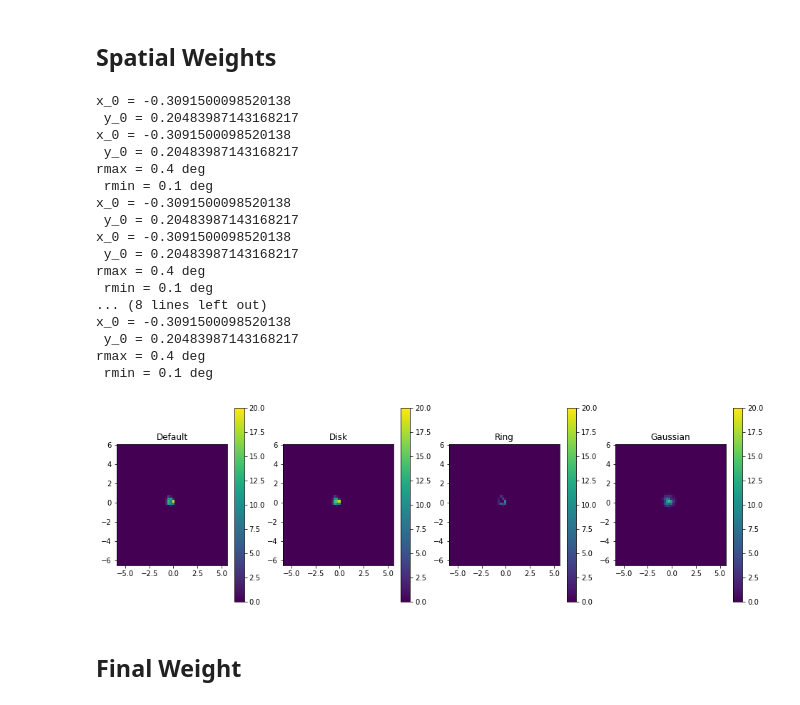
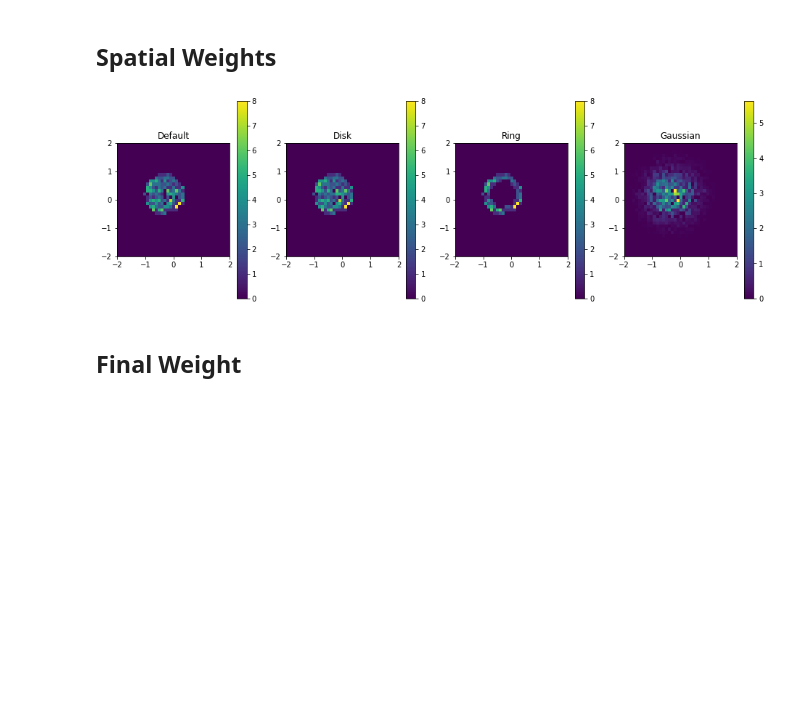
Before and after one commit to cta-observatory/srcsim, a Jupyter notebook: Plot.ipynb, the cells around one changed output. Cells and saved outputs as stored; diff of their text form; code cells hidden in the pictures; blank space fills up the shorter version.

```diff
--- a/Plot.ipynb
+++ b/Plot.ipynb
@@ -22,7 +23,7 @@ obs = observation(sim, src)
 # %%
 src_disk = source_object(shape="disk")
 src_gauss = source_object(shape="gauss")
-src_ring = source_object(rmin=0.3*u.deg)
+src_ring = source_object(rmin=0.5*u.deg)
 
 obs_disk = observation(sim, src_disk)
 obs_gauss = observation(sim, src_gauss)
@@ -33,64 +34,55 @@ plt.subplot(141, aspect='equal')
 plt.hist2d(
     sim.cam_x.to('deg').value,
     sim.cam_y.to('deg').value,
-    bins=50,
+    bins=110,
     weights= obs.spatial_weights(sim.cam_x, sim.cam_y),
-    vmax=20
+    #vmax=20
 )
+plt.xlim(-2,2)
+plt.ylim(-2,2)
 plt.title('Default')
 plt.colorbar();
 
 plt.subplot(142, aspect='equal')
 plt.hist2d(
     sim.cam_x.to('deg').value,
     sim.cam_y.to('deg').value,
-    bins=50,
+    bins=110,
     weights= obs_disk.spatial_weights(sim.cam_x, sim.cam_y),
-    vmax=20
+    #vmax=20
 )
+plt.xlim(-2,2)
+plt.ylim(-2,2)
 plt.title('Disk')
 plt.colorbar();
 
 plt.subplot(143, aspect='equal')
 plt.hist2d(
     sim.cam_x.to('deg').value,
     sim.cam_y.to('deg').value,
-    bins=50,
+    bins=110,
     weights= obs_ring.spatial_weights(sim.cam_x, sim.cam_y),
-    vmax=20
+    #vmax=20
 )
+plt.xlim(-2,2)
+plt.ylim(-2,2)
 plt.title('Ring')
 plt.colorbar();
 
 plt.subplot(144, aspect='equal')
 plt.hist2d(
     sim.cam_x.to('deg').value,
     sim.cam_y.to('deg').value,
-    bins=50,
+    bins=110,
     weights= obs_gauss.spatial_weights(sim.cam_x, sim.cam_y),
-    vmax=20
+    #vmax=20
 )
+plt.xlim(-2,2)
+plt.ylim(-2,2)
 plt.title('Gaussian')
 plt.colorbar();
 # %% [output]
-x_0 = -0.3091500098520138
- y_0 = 0.20483987143168217
-x_0 = -0.3091500098520138
- y_0 = 0.20483987143168217
-rmax = 0.4 deg
- rmin = 0.1 deg
-x_0 = -0.3091500098520138
- y_0 = 0.20483987143168217
-x_0 = -0.3091500098520138
- y_0 = 0.20483987143168217
-rmax = 0.4 deg
- rmin = 0.1 deg
-... (8 lines left out)
-x_0 = -0.3091500098520138
- y_0 = 0.20483987143168217
-rmax = 0.4 deg
- rmin = 0.1 deg
-[figure, old version]
+[figure, new version]
 # %% [markdown]
 ## Final Weight
 # %%
```
Also changed, not shown: parts of 10 cells of this notebook, 2 other files.
